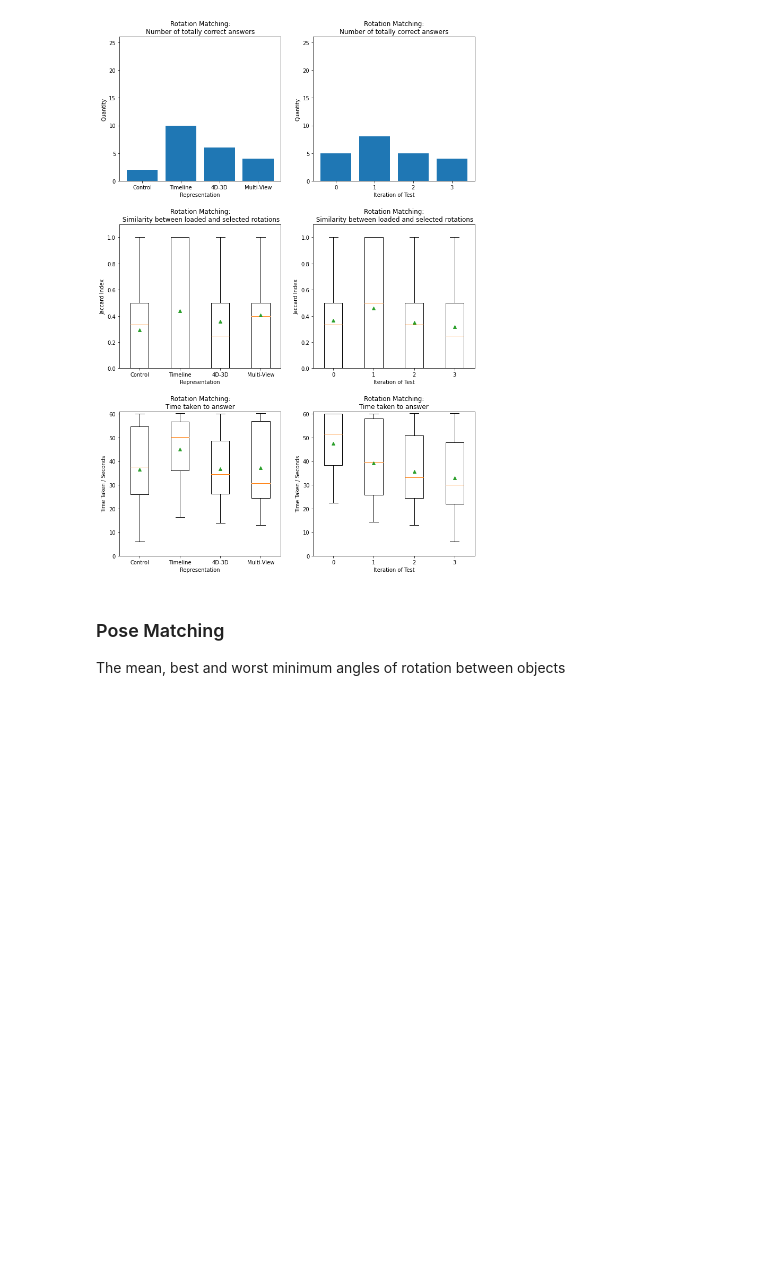
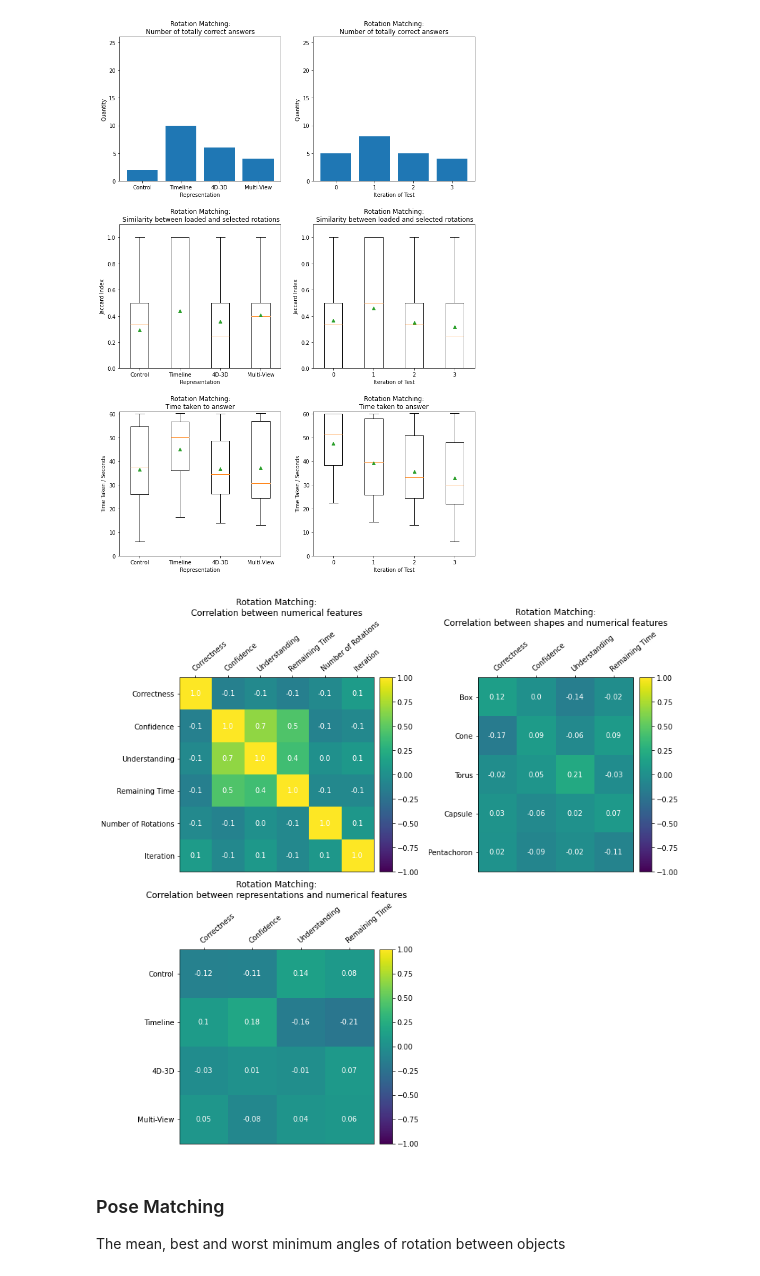
Before and after one commit to JoeSubbi/3D-Renderer-for-4D-Objects, a Jupyter notebook: Data Analysis/MultiFileAnalysis.ipynb, the cells around one changed output. Drawn from its saved outputs; the diff is of its cells as text; code cells hidden in the pictures; blank space fills up the shorter version.

```diff
--- a/Data Analysis/MultiFileAnalysis.ipynb
+++ b/Data Analysis/MultiFileAnalysis.ipynb
@@ -849,6 +919,60 @@ ax5.set_xlabel("Iteration of Test")
 plt.savefig("figures/rotation_matching_stats.png")
 # %% [output]
 [figure]
+# %%
+fig = plt.figure(figsize = (12, 12))
+ax0 = fig.add_subplot(221)
+ax1 = fig.add_subplot(222)
+ax2 = fig.add_subplot(223)
+fig.subplots_adjust(hspace=0.4, wspace=0.4)
+
+def correlation_matrix(ax, labels, matrix, title, dp = 1, dimensions = ((0, 8), (0, 8))):
+    ax.set_title(title)
+
+    h = dimensions[0][1] - dimensions[0][0]
+    w = dimensions[1][1] - dimensions[1][0]
+
+    # Build Correlation Matrix
+    matrix = matrix[ dimensions[0][0]:dimensions[0][1],
+                     dimensions[1][0]:dimensions[1][1] ]
+
+    # Plot the correlation coefficient heatmat
+    im = ax.imshow(matrix, vmin = -1, vmax = 1)
+    ax.set_yticks(np.arange( h ), labels=labels[dimensions[0][0]:dimensions[0][1]])
+    ax.set_xticks(np.arange( w ), labels=labels[dimensions[1][0]:dimensions[1][1]])
+    ax.xaxis.tick_top()
+    plt.setp(ax.get_xticklabels(), rotation=40, ha="left", rotation_mode="anchor")
+
+    # Create new axes according to image position
+    cax = fig.add_axes([ax.get_position().x1+0.01,
+                        ax.get_position().y0,
+                        0.02,
+                        ax.get_position().height])
+
+    # Plot vertical colorbar
+    plt.colorbar(im, cax=cax)
+
+    # Overlay the correlation coefficient
+    for i in range( h ):
+        for j in range( w ):
+            ax.text(j, i, round(matrix[i, j], dp), ha="center", va="center", color="w")
+
+
+labels, matrix = ROTATE_numerical_corr_coef_mat(compiled_data)
+matrix = np.corrcoef(matrix)
+correlation_matrix(ax0, labels, matrix, "Rotation Matching:\nCorrelation between numerical features", 1, ((0, 6), (0, 6)) )
+
+labels, matrix = ROTATE_shape_corr_coef_mat(compiled_data)
+matrix = np.corrcoef(matrix)
+correlation_matrix(ax1, labels, matrix, "Rotation Matching:\nCorrelation between shapes and numerical features", 2, ((0, 5), (5, 9)) )
+
+labels, matrix = ROTATE_representation_corr_coef_mat(compiled_data)
+matrix = np.corrcoef(matrix)
+correlation_matrix(ax2, labels, matrix, "Rotation Matching:\nCorrelation between representations and numerical features", 2, ((0, 4), (4, 8)) )
+
+plt.savefig("figures/rotation_matching_correlations.png")
+# %% [output]
+[figure, added]
 # %% [markdown]
 ### Pose Matching
 The mean, best and worst minimum angles of rotation between objects
```
Also changed, not shown: parts of 6 cells of this notebook, 5 other files.
